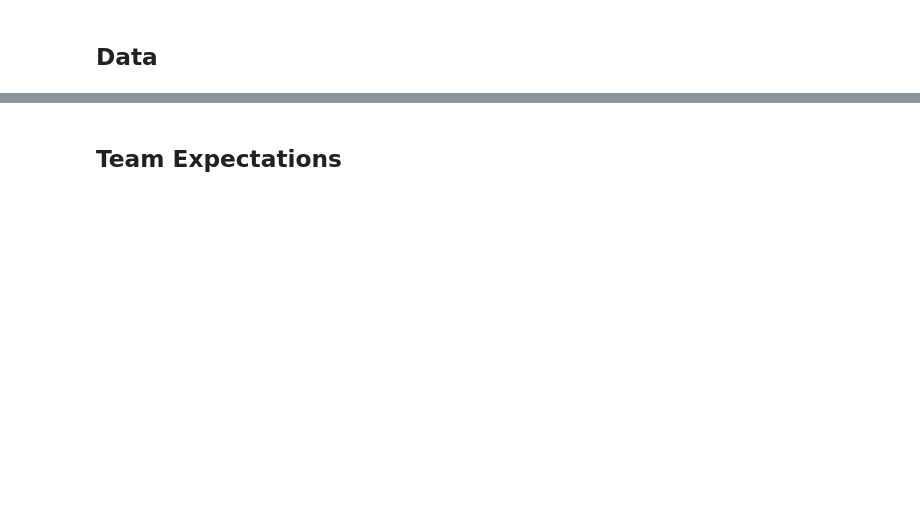
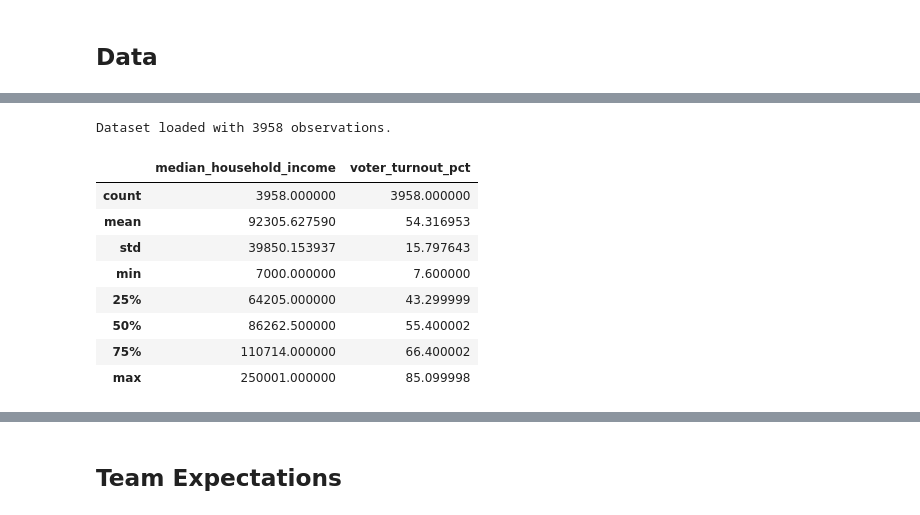
Before and after one commit to COGS108/Group141_WI26, a Jupyter notebook: 02-EDACheckpoint.ipynb, the cells around one changed output, grey strips where cells are left out. Drawn from its saved outputs; the diff is of its cells as text; code cells hidden in the pictures; blank space fills up the shorter version.

```diff
--- a/02-EDACheckpoint.ipynb
+++ b/02-EDACheckpoint.ipynb
@@ -133,0 +339,32 @@ Instructions: REPLACE the contents of this cell with your work, including any up
+# %%
+## YOUR CODE HERE
+import pandas as pd
+import numpy as np
+import matplotlib.pyplot as plt
+import seaborn as sns
+from scipy.stats import pearsonr
+from sklearn.metrics import r2_score
+
+# Set beautiful aesthetics for the "Excellent" rubric marks
+sns.set_theme(style="whitegrid", palette="viridis")
+plt.rcParams['figure.figsize'] = (10, 6)
+plt.rcParams['axes.titlesize'] = 15
+
+# 1. Load the fully wrangled data
+# Path updated to follow your project structure
+df = pd.read_csv('data/02-processed/cleaned_voter_data.csv')
+
+# Quick check of the data types and ranges
+print(f"Dataset loaded with {df.shape[0]} observations.")
+display(df[['median_household_income', 'voter_turnout_pct']].describe())
+# %% [output]
+Dataset loaded with 3958 observations.
+|  | median_household_income | voter_turnout_pct |
+| count | 3958.000000 | 3958.000000 |
+| mean | 92305.627590 | 54.316953 |
+| std | 39850.153937 | 15.797643 |
+| min | 7000.000000 | 7.600000 |
+| 25% | 64205.000000 | 43.299999 |
+| 50% | 86262.500000 | 55.400002 |
+| 75% | 110714.000000 | 66.400002 |
+| max | 250001.000000 | 85.099998 |
```
Also changed, not shown: parts of 40 cells of this notebook.
